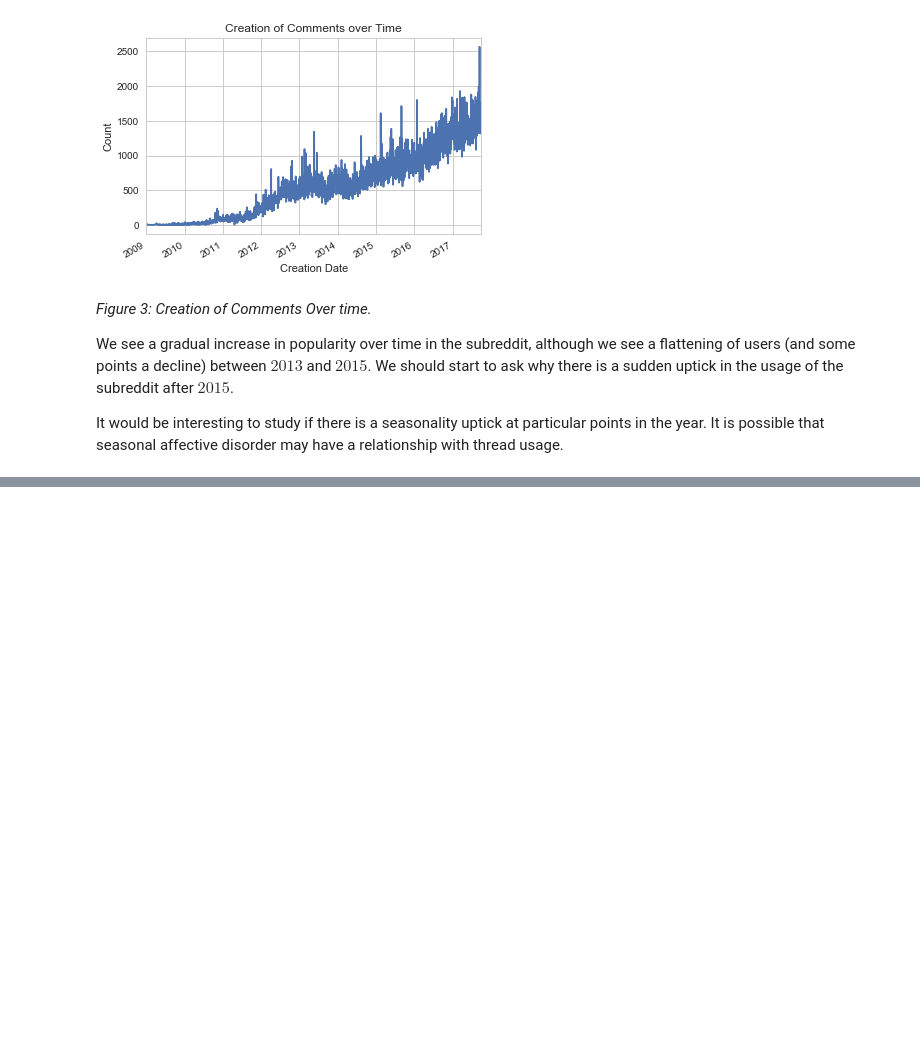
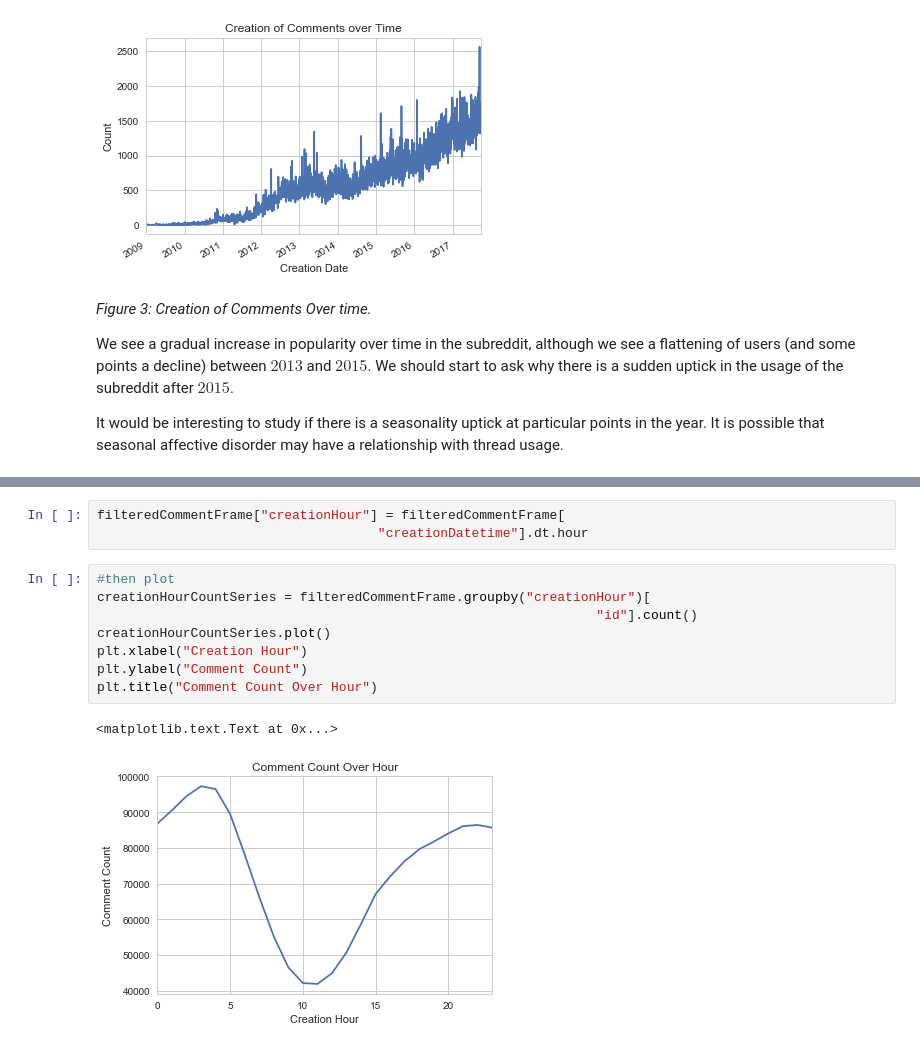
Before and after one commit to PLBMR/mentalHealthDataAnalysis, a Jupyter notebook: rDepression/analysis/fullDatasetEDA.ipynb, the cells around one changed output, grey strips where cells are left out. Saved outputs shown, nothing was run; the diff lists cells and outputs as text; blank space fills up the shorter version.

```diff
--- a/rDepression/analysis/fullDatasetEDA.ipynb
+++ b/rDepression/analysis/fullDatasetEDA.ipynb
@@ -362,0 +398,14 @@ creationMonthCountSeries.plot()
+# %%
+filteredCommentFrame["creationHour"] = filteredCommentFrame[
+                                    "creationDatetime"].dt.hour
+# %%
+#then plot
+creationHourCountSeries = filteredCommentFrame.groupby("creationHour")[
+                                                                "id"].count()
+creationHourCountSeries.plot()
+plt.xlabel("Creation Hour")
+plt.ylabel("Comment Count")
+plt.title("Comment Count Over Hour")
+# %% [output]
+<matplotlib.text.Text at 0x...>
+[figure, added]
```
Also changed, not shown: parts of 16 cells of this notebook.
